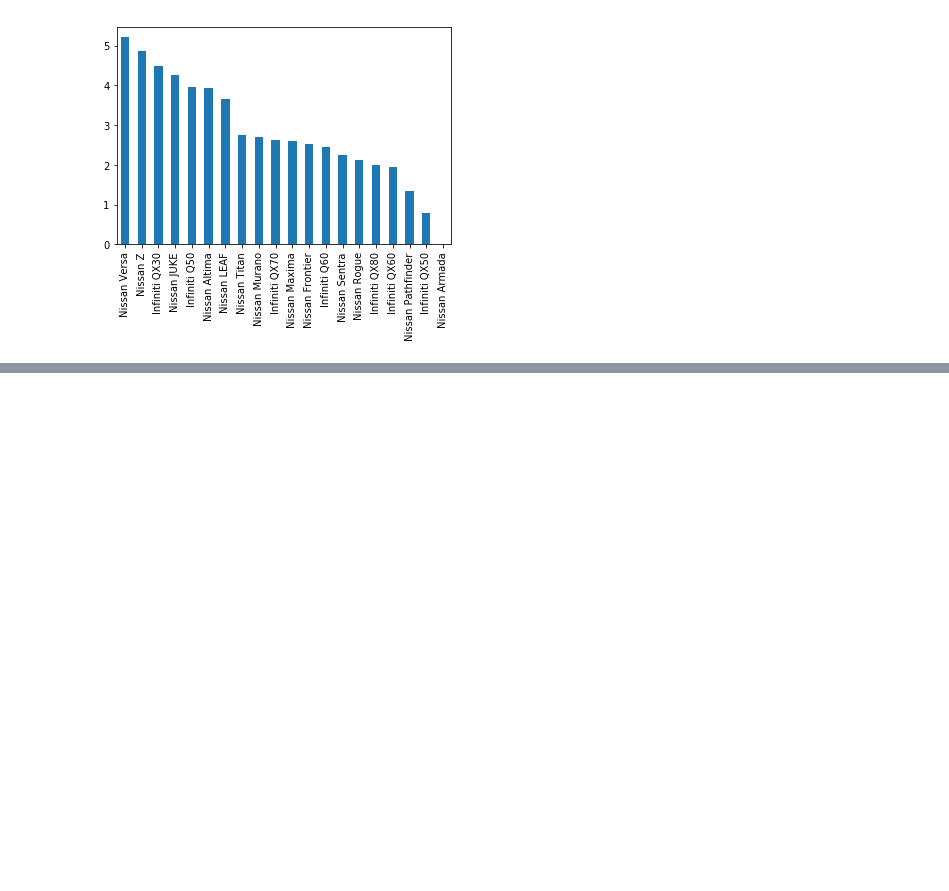
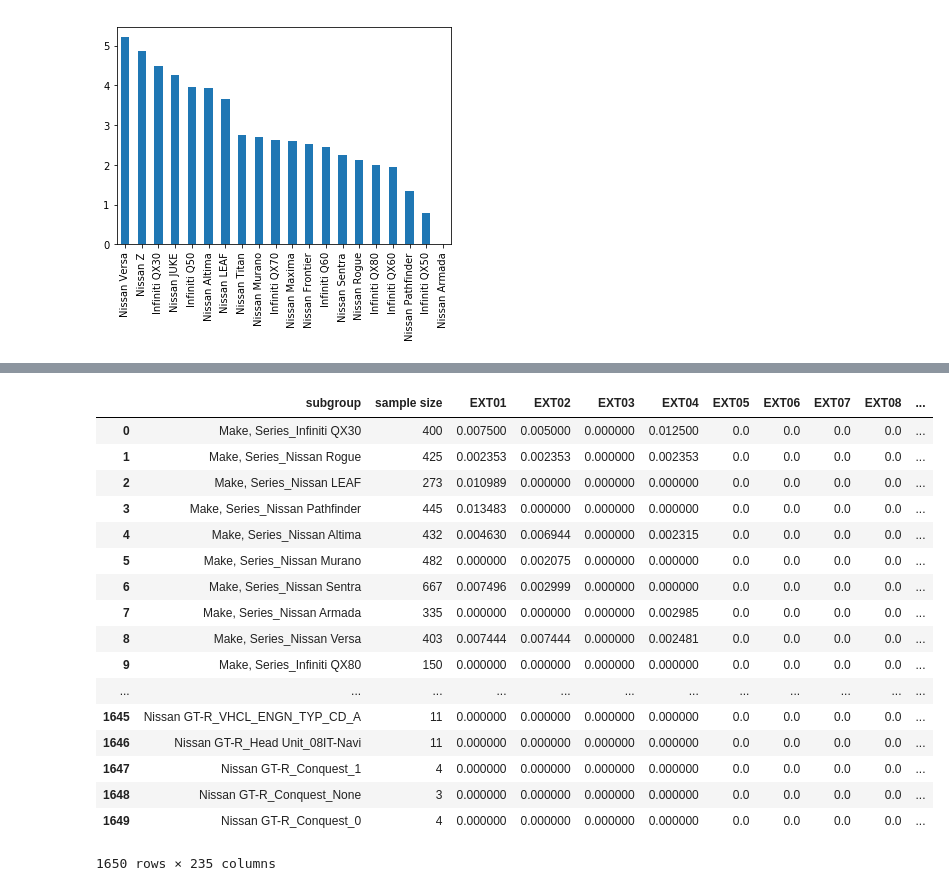
Before and after one commit to kpeterso/PythonTutorial, a Jupyter notebook: Python Pandas tutorial.ipynb, the cells around one changed output, grey strips where cells are left out. Drawn from its saved outputs; the diff is of its cells as text; code cells hidden in the pictures; blank space fills up the shorter version.

```diff
--- a/Python Pandas tutorial.ipynb
+++ b/Python Pandas tutorial.ipynb
@@ -368,0 +583,5 @@ modelNoisePPHSorted['Wind Noise PPH'].plot(kind='bar')
+# %%
+#We need to select the variables we want to keep
+dropList = ['ID', 'Make,Model_and_Type', 'Make','OEM_Corporation', 'Replaced Make', 'VHCL_EXTR_CLR_CD', 'VHCL_INTRR_TRM_CLR_CD', 'VHCL_BDY_STYL_CD', 'PLNT_CD', 'VHCL_TYP_CD', 'VHCL_FCTRY_CRYPTC_OPTN_CD', 'VHCL_FCTRY_GNRC_OPTN_CD', 'NNA_SLS_MDL_CD', 'EIM_CD', 'YPV_US_2_RMAKE']
+dataFrame2 = dataFrame.drop(dropList, axis=1)
+dataFrame2
@@ -368,0 +620,41 @@ modelNoisePPHSorted['Wind Noise PPH'].plot(kind='bar')
+# %%
+#create some empty lists to store the means and sample sizes
+meanList = []
+# %%
+#For each non-complaint variable, we are going to loop through each unique value of that variable
+for item in nonComplaintVars:
+    for subItem in dataFrame2[item].unique():
+        #create a temporary dataframe with only the selected subgroup
+        tempDF = dataFrame2[dataFrame2[item]==subItem][complaintVars]
+        meanList.append([str(item) + '_' + str(subItem)] + [tempDF.count().ix[0,0]] + list(tempDF.mean().values))
+#Lets get second-order subgroups also, split by model
+splitVar = 'Make, Series'
+for series in dataFrame2[splitVar].unique():
+    tempDF = dataFrame2[dataFrame2[splitVar]==series]
+    for item in nonComplaintVars2:
+        for subItem in tempDF[item].unique():
+            secondOrderTempDF = tempDF[tempDF[item]==subItem][complaintVars]
+            meanList.append([str(series) + '_' + str(item) + '_' + str(subItem)] + [secondOrderTempDF.count().ix[0,0]] + list(secondOrderTempDF.mean().values))
+# %%
+#Lets convert the list of lists with the data into a dataframe with names columns
+meanDF = pd.DataFrame(meanList, columns=['subgroup','sample size']+complaintVars)
+meanDF
+# %% [output]
+|  | subgroup | sample size | EXT01 | EXT02 | EXT03 | EXT04 | EXT05 | EXT06 | EXT07 | EXT08 | ... |
+| 0 | Make, Series_Infiniti QX30 | 400 | 0.007500 | 0.005000 | 0.000000 | 0.012500 | 0.0 | 0.0 | 0.0 | 0.0 | ... |
+| 1 | Make, Series_Nissan Rogue | 425 | 0.002353 | 0.002353 | 0.000000 | 0.002353 | 0.0 | 0.0 | 0.0 | 0.0 | ... |
+| 2 | Make, Series_Nissan LEAF | 273 | 0.010989 | 0.000000 | 0.000000 | 0.000000 | 0.0 | 0.0 | 0.0 | 0.0 | ... |
+| 3 | Make, Series_Nissan Pathfinder | 445 | 0.013483 | 0.000000 | 0.000000 | 0.000000 | 0.0 | 0.0 | 0.0 | 0.0 | ... |
+| 4 | Make, Series_Nissan Altima | 432 | 0.004630 | 0.006944 | 0.000000 | 0.002315 | 0.0 | 0.0 | 0.0 | 0.0 | ... |
+| 5 | Make, Series_Nissan Murano | 482 | 0.000000 | 0.002075 | 0.000000 | 0.000000 | 0.0 | 0.0 | 0.0 | 0.0 | ... |
+| 6 | Make, Series_Nissan Sentra | 667 | 0.007496 | 0.002999 | 0.000000 | 0.000000 | 0.0 | 0.0 | 0.0 | 0.0 | ... |
+| 7 | Make, Series_Nissan Armada | 335 | 0.000000 | 0.000000 | 0.000000 | 0.002985 | 0.0 | 0.0 | 0.0 | 0.0 | ... |
+| 8 | Make, Series_Nissan Versa | 403 | 0.007444 | 0.007444 | 0.000000 | 0.002481 | 0.0 | 0.0 | 0.0 | 0.0 | ... |
+| 9 | Make, Series_Infiniti QX80 | 150 | 0.000000 | 0.000000 | 0.000000 | 0.000000 | 0.0 | 0.0 | 0.0 | 0.0 | ... |
+| ... | ... | ... | ... | ... | ... | ... | ... | ... | ... | ... | ... |
+| 1645 | Nissan GT-R_VHCL_ENGN_TYP_CD_A | 11 | 0.000000 | 0.000000 | 0.000000 | 0.000000 | 0.0 | 0.0 | 0.0 | 0.0 | ... |
+| 1646 | Nissan GT-R_Head Unit_08IT-Navi | 11 | 0.000000 | 0.000000 | 0.000000 | 0.000000 | 0.0 | 0.0 | 0.0 | 0.0 | ... |
+| 1647 | Nissan GT-R_Conquest_1 | 4 | 0.000000 | 0.000000 | 0.000000 | 0.000000 | 0.0 | 0.0 | 0.0 | 0.0 | ... |
+| 1648 | Nissan GT-R_Conquest_None | 3 | 0.000000 | 0.000000 | 0.000000 | 0.000000 | 0.0 | 0.0 | 0.0 | 0.0 | ... |
+| 1649 | Nissan GT-R_Conquest_0 | 4 | 0.000000 | 0.000000 | 0.000000 | 0.000000 | 0.0 | 0.0 | 0.0 | 0.0 | ... |
+1650 rows × 235 columns
```
Also changed, not shown: parts of 28 cells of this notebook.
